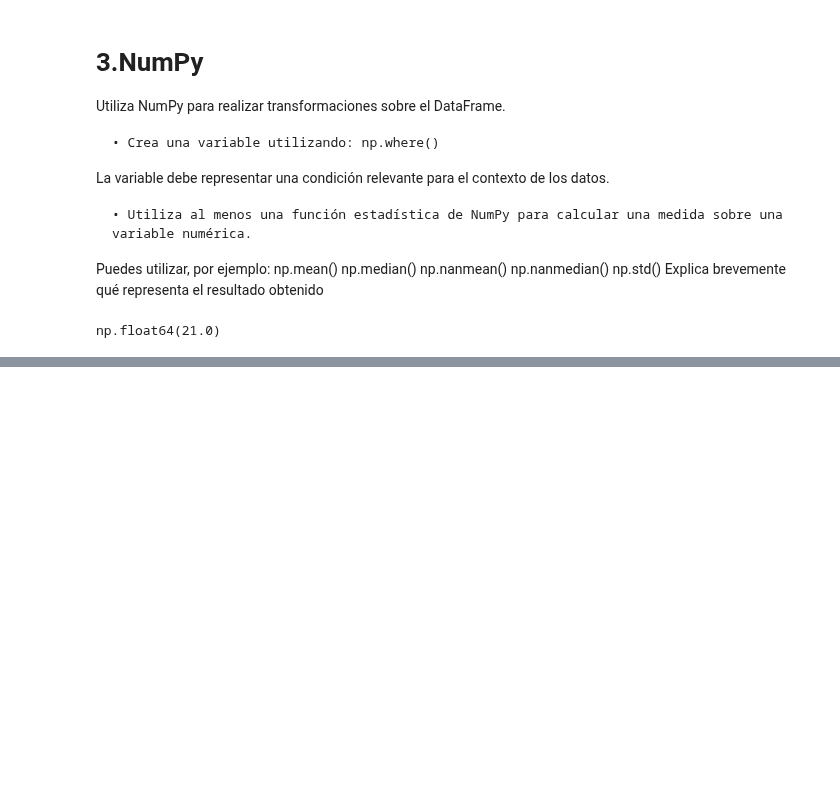
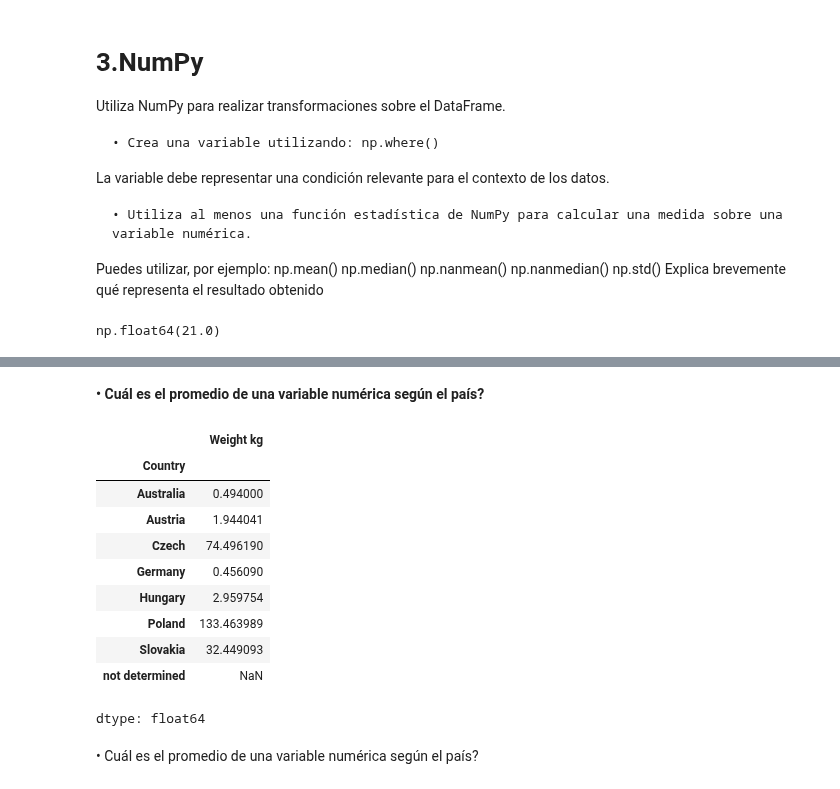
Before and after one commit to juanalvarez2491-web/Entregables-BIT-JuanCarlosAlvarezOchoa, a Jupyter notebook: Actividad_2_Limpieza_y_análisis_de_datos_con_Pandas_+_NumPy.ipynb, the cells around one changed output, grey strips where cells are left out. Cells and saved outputs as stored; diff of their text form; code cells hidden in the pictures; blank space fills up the shorter version.

```diff
--- a/Actividad_2_Limpieza_y_análisis_de_datos_con_Pandas_+_NumPy.ipynb
+++ b/Actividad_2_Limpieza_y_análisis_de_datos_con_Pandas_+_NumPy.ipynb
@@ -564,0 +619,19 @@ np.float64(21.0)
+# %% [markdown]
+**• Cuál es el promedio de una variable numérica según el país?**
+# %%
+promedio_Peso_Por_Pais = df.groupby("Country")["Weight kg"].mean()
+promedio_Peso_Por_Pais
+# %% [output]
+|  | Weight kg |
+| Country |  |
+| Australia | 0.494000 |
+| Austria | 1.944041 |
+| Czech | 74.496190 |
+| Germany | 0.456090 |
+| Hungary | 2.959754 |
+| Poland | 133.463989 |
+| Slovakia | 32.449093 |
+| not determined | NaN |
+dtype: float64
+# %% [markdown]
+• Cuál es el promedio de una variable numérica según el país?
```
Also changed, not shown: parts of 12 cells of this notebook.
